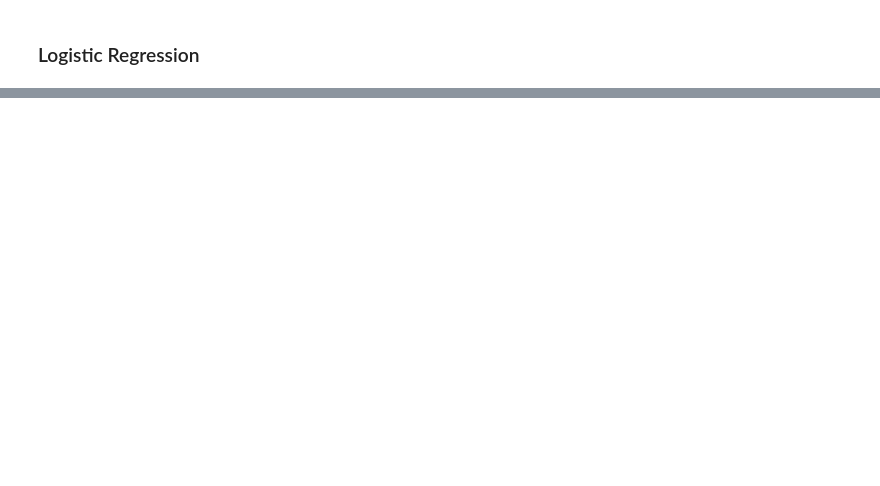
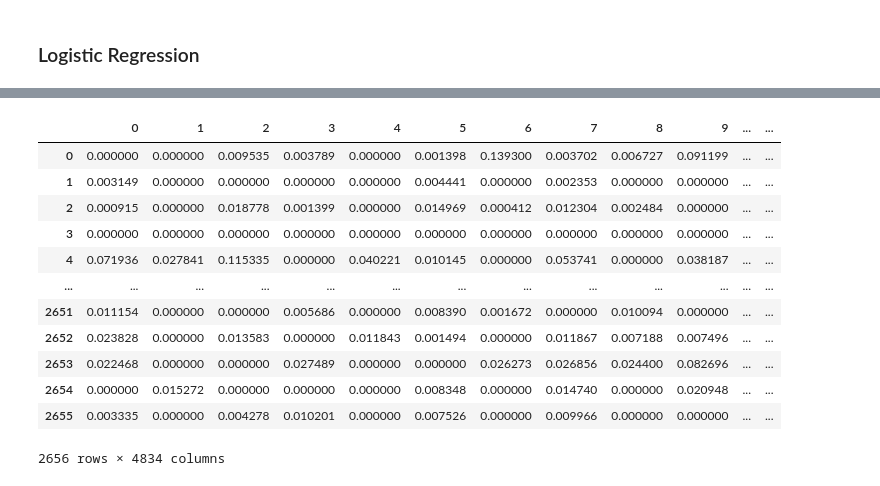
Before and after one commit to mossnick/Classifying-Genetic-Mutations-Using-Medical-Literature, a Jupyter notebook: personalized_medicine.ipynb, the cells around one changed output, grey strips where cells are left out. Cells and saved outputs as stored; diff of their text form; code cells hidden in the pictures; blank space fills up the shorter version.

```diff
--- a/personalized_medicine.ipynb
+++ b/personalized_medicine.ipynb
@@ -484,0 +609,5 @@ Log loss for testing data
+# %%
+#incase it is organized depending on indices
+gene_variation_test.reset_index(drop=True, inplace=True)
+gene_variation_val.reset_index(drop=True, inplace=True)
+gene_variation_train.reset_index(drop=True, inplace=True)
@@ -484,0 +646,20 @@ Log loss for testing data
+# %%
+gene_variation_text_train = pd.concat([train_text_feature_onehotCoding, gene_variation_train], axis=1)
+gene_variation_text_val = pd.concat([val_text_feature_onehotCoding, gene_variation_val], axis=1)
+gene_variation_text_test = pd.concat([test_text_feature_onehotCoding, gene_variation_test], axis=1)
+# %%
+gene_variation_text_train
+# %% [output]
+|  | 0 | 1 | 2 | 3 | 4 | 5 | 6 | 7 | 8 | 9 | ... | ... |
+| 0 | 0.000000 | 0.000000 | 0.009535 | 0.003789 | 0.000000 | 0.001398 | 0.139300 | 0.003702 | 0.006727 | 0.091199 | ... | ... |
+| 1 | 0.003149 | 0.000000 | 0.000000 | 0.000000 | 0.000000 | 0.004441 | 0.000000 | 0.002353 | 0.000000 | 0.000000 | ... | ... |
+| 2 | 0.000915 | 0.000000 | 0.018778 | 0.001399 | 0.000000 | 0.014969 | 0.000412 | 0.012304 | 0.002484 | 0.000000 | ... | ... |
+| 3 | 0.000000 | 0.000000 | 0.000000 | 0.000000 | 0.000000 | 0.000000 | 0.000000 | 0.000000 | 0.000000 | 0.000000 | ... | ... |
+| 4 | 0.071936 | 0.027841 | 0.115335 | 0.000000 | 0.040221 | 0.010145 | 0.000000 | 0.053741 | 0.000000 | 0.038187 | ... | ... |
+| ... | ... | ... | ... | ... | ... | ... | ... | ... | ... | ... | ... | ... |
+| 2651 | 0.011154 | 0.000000 | 0.000000 | 0.005686 | 0.000000 | 0.008390 | 0.001672 | 0.000000 | 0.010094 | 0.000000 | ... | ... |
+| 2652 | 0.023828 | 0.000000 | 0.013583 | 0.000000 | 0.011843 | 0.001494 | 0.000000 | 0.011867 | 0.007188 | 0.007496 | ... | ... |
+| 2653 | 0.022468 | 0.000000 | 0.000000 | 0.027489 | 0.000000 | 0.000000 | 0.026273 | 0.026856 | 0.024400 | 0.082696 | ... | ... |
+| 2654 | 0.000000 | 0.015272 | 0.000000 | 0.000000 | 0.000000 | 0.008348 | 0.000000 | 0.014740 | 0.000000 | 0.020948 | ... | ... |
+| 2655 | 0.003335 | 0.000000 | 0.004278 | 0.010201 | 0.000000 | 0.007526 | 0.000000 | 0.009966 | 0.000000 | 0.000000 | ... | ... |
+2656 rows × 4834 columns
```
Also changed, not shown: parts of 23 cells of this notebook, 1 other file.
